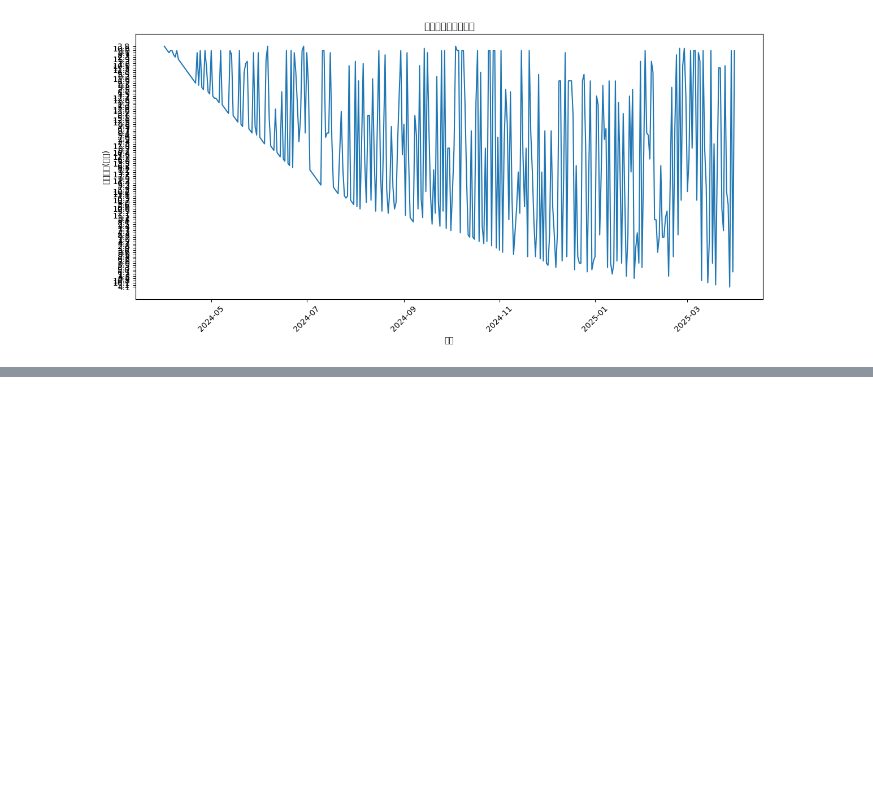
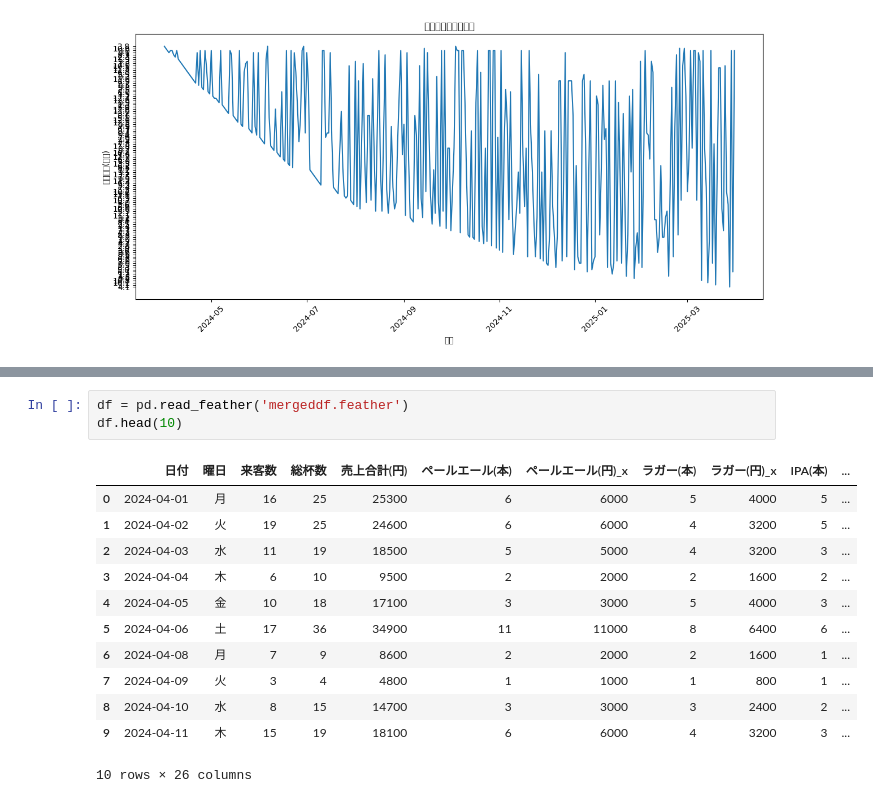
Before and after one commit to AICloud-TeamE/Python-AI, a Jupyter notebook: WeatherMapData.ipynb, the cells around one changed output, grey strips where cells are left out. Cells and saved outputs as stored; diff of their text form; blank space fills up the shorter version.

```diff
--- a/WeatherMapData.ipynb
+++ b/WeatherMapData.ipynb
@@ -112,0 +188,16 @@ if sun_cols:
+# %%
+df = pd.read_feather('mergeddf.feather')
+df.head(10)
+# %% [output]
+|  | 日付 | 曜日 | 来客数 | 総杯数 | 売上合計(円) | ペールエール(本) | ペールエール(円)_x | ラガー(本) | ラガー(円)_x | IPA(本) | ... |
+| 0 | 2024-04-01 | 月 | 16 | 25 | 25300 | 6 | 6000 | 5 | 4000 | 5 | ... |
+| 1 | 2024-04-02 | 火 | 19 | 25 | 24600 | 6 | 6000 | 4 | 3200 | 5 | ... |
+| 2 | 2024-04-03 | 水 | 11 | 19 | 18500 | 5 | 5000 | 4 | 3200 | 3 | ... |
+| 3 | 2024-04-04 | 木 | 6 | 10 | 9500 | 2 | 2000 | 2 | 1600 | 2 | ... |
+| 4 | 2024-04-05 | 金 | 10 | 18 | 17100 | 3 | 3000 | 5 | 4000 | 3 | ... |
+| 5 | 2024-04-06 | 土 | 17 | 36 | 34900 | 11 | 11000 | 8 | 6400 | 6 | ... |
+| 6 | 2024-04-08 | 月 | 7 | 9 | 8600 | 2 | 2000 | 2 | 1600 | 1 | ... |
+| 7 | 2024-04-09 | 火 | 3 | 4 | 4800 | 1 | 1000 | 1 | 800 | 1 | ... |
+| 8 | 2024-04-10 | 水 | 8 | 15 | 14700 | 3 | 3000 | 3 | 2400 | 2 | ... |
+| 9 | 2024-04-11 | 木 | 15 | 19 | 18100 | 6 | 6000 | 4 | 3200 | 3 | ... |
+10 rows × 26 columns
```
Also changed, not shown: parts of 5 cells of this notebook, 17 other files.
